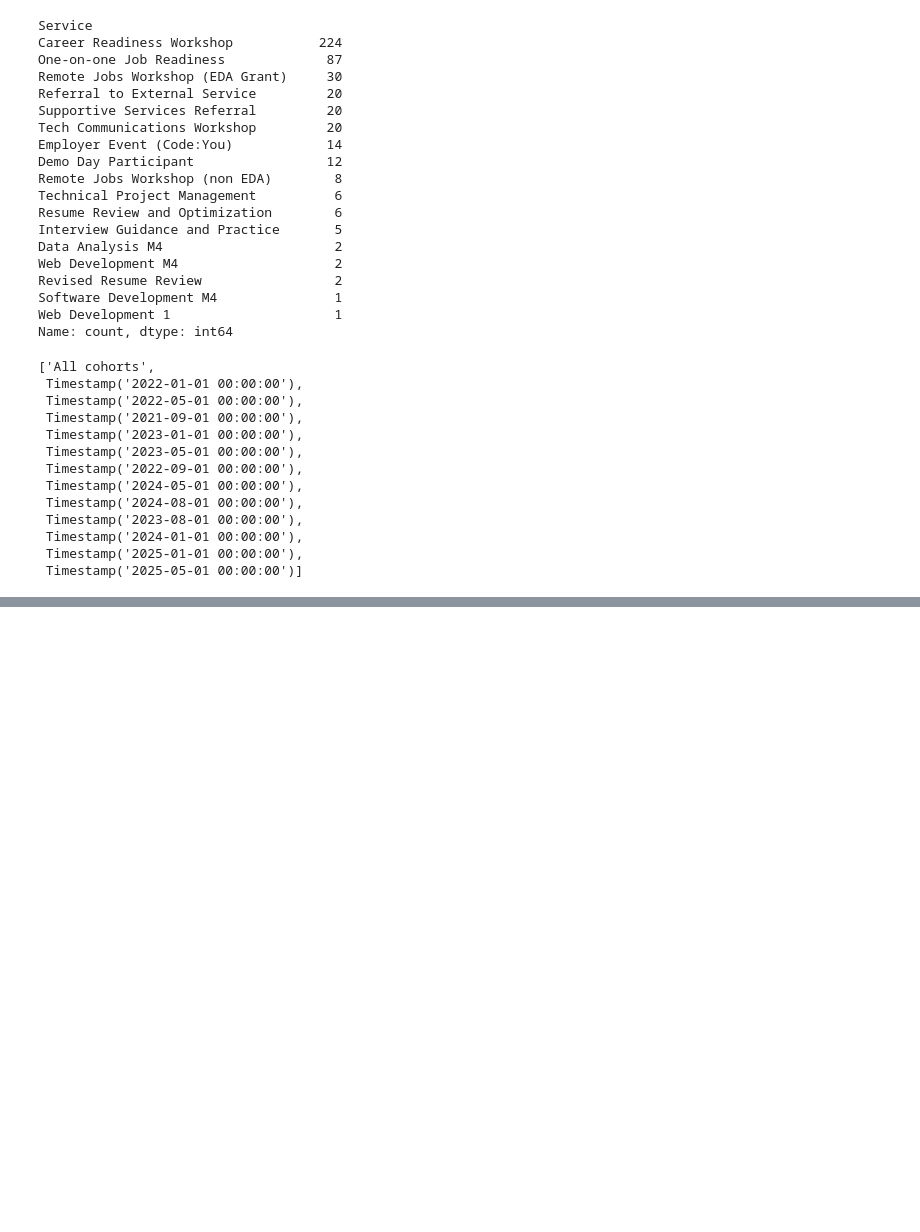
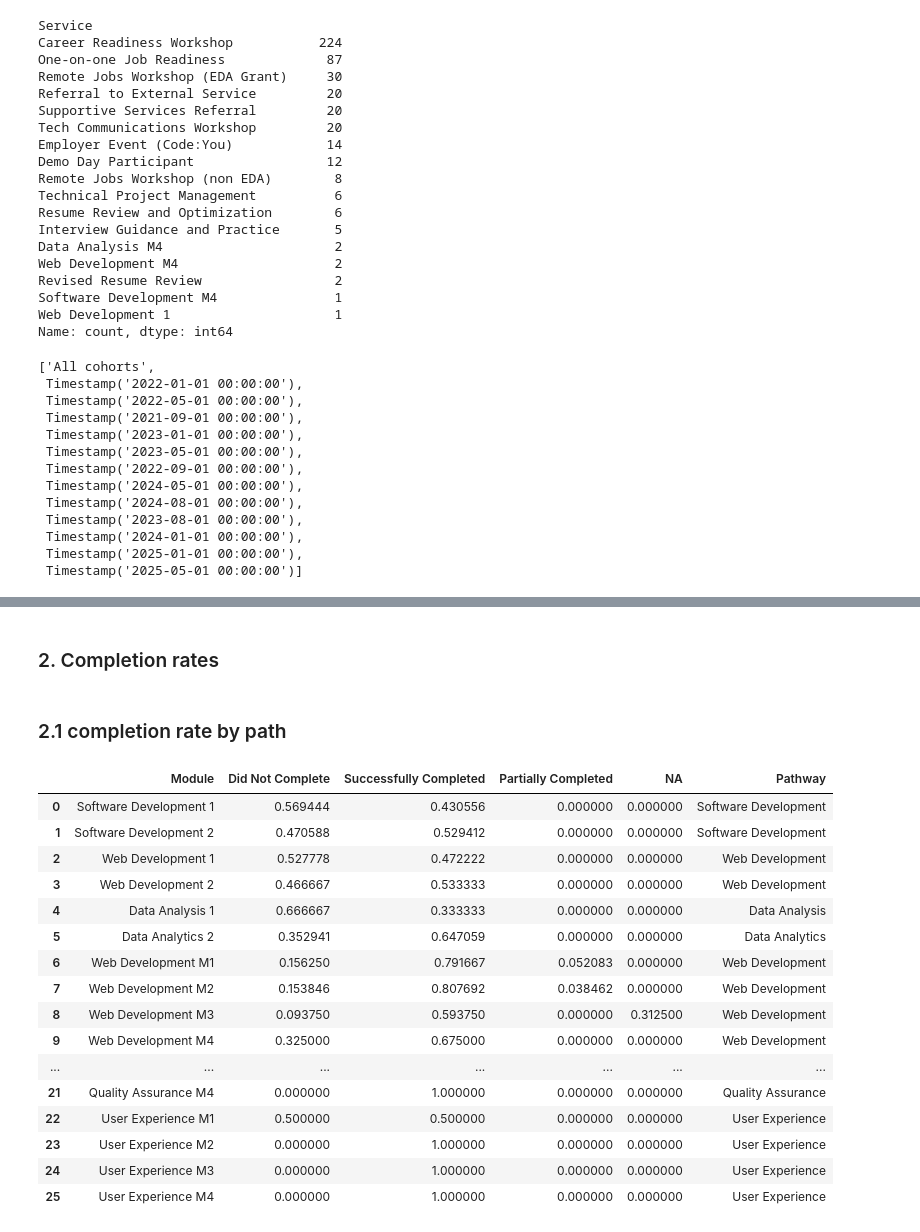
Before and after one commit to dmorton714/CodeYouDataProject, a Jupyter notebook: historical_student_data_dashboards.ipynb, the cells around one changed output, grey strips where cells are left out. Cells and saved outputs as stored; diff of their text form; code cells hidden in the pictures; blank space fills up the shorter version.

Commit message:
Started developing for completion percentages

```diff
--- a/historical_student_data_dashboards.ipynb
+++ b/historical_student_data_dashboards.ipynb
@@ -166,3 +168,7 @@ app.run(debug=True)
 # TODO: make colors better
 # %% [output]
 [interactive output not drawn]
+# %% [markdown]
+### 2. Completion rates
+# %% [markdown]
+### 2.1 completion rate by path
@@ -168,0 +204,39 @@ app.run(debug=True)
+# %%
+# Not the best Pandas way to do it:
+def Get_completion_percentages(df: pd.DataFrame, cohort: str = 'All') -> pd.DataFrame:
+    if cohort == 'All':
+        data = df
+    else:
+        data = df[df['ATP Cohort'] == pd.Timestamp(cohort)]
+
+    completion_dictionary = {}
+
+    for path in pathways:
+        outcome = df[df['Service'] == path]['Outcome'].value_counts(normalize=True).reset_index()
+        completion_dictionary[path] = {row.Outcome: row.proportion for row in outcome.itertuples(index=True)}
+
+    result_df = pd.DataFrame(completion_dictionary).transpose().fillna(0).rename_axis('Module').reset_index()
+
+    result_df['Pathway'] = result_df['Module'].apply(lambda x: x[:x.rfind(' ')]) # intended to be able to sort by pathway
+    return result_df
+# TODO: Add test
+
+Get_completion_percentages(enrollments)
+# %% [output]
+|  | Module | Did Not Complete | Successfully Completed | Partially Completed | NA | Pathway |
+| 0 | Software Development 1 | 0.569444 | 0.430556 | 0.000000 | 0.000000 | Software Development |
+| 1 | Software Development 2 | 0.470588 | 0.529412 | 0.000000 | 0.000000 | Software Development |
+| 2 | Web Development 1 | 0.527778 | 0.472222 | 0.000000 | 0.000000 | Web Development |
+| 3 | Web Development 2 | 0.466667 | 0.533333 | 0.000000 | 0.000000 | Web Development |
+| 4 | Data Analysis 1 | 0.666667 | 0.333333 | 0.000000 | 0.000000 | Data Analysis |
+| 5 | Data Analytics 2 | 0.352941 | 0.647059 | 0.000000 | 0.000000 | Data Analytics |
+| 6 | Web Development M1 | 0.156250 | 0.791667 | 0.052083 | 0.000000 | Web Development |
+| 7 | Web Development M2 | 0.153846 | 0.807692 | 0.038462 | 0.000000 | Web Development |
+| 8 | Web Development M3 | 0.093750 | 0.593750 | 0.000000 | 0.312500 | Web Development |
+| 9 | Web Development M4 | 0.325000 | 0.675000 | 0.000000 | 0.000000 | Web Development |
+| ... | ... | ... | ... | ... | ... | ... |
+| 21 | Quality Assurance M4 | 0.000000 | 1.000000 | 0.000000 | 0.000000 | Quality Assurance |
+| 22 | User Experience M1 | 0.500000 | 0.500000 | 0.000000 | 0.000000 | User Experience |
+| 23 | User Experience M2 | 0.000000 | 1.000000 | 0.000000 | 0.000000 | User Experience |
+| 24 | User Experience M3 | 0.000000 | 1.000000 | 0.000000 | 0.000000 | User Experience |
+| 25 | User Experience M4 | 0.000000 | 1.000000 | 0.000000 | 0.000000 | User Experience |
```
Also changed, not shown: parts of 5 cells of this notebook.
